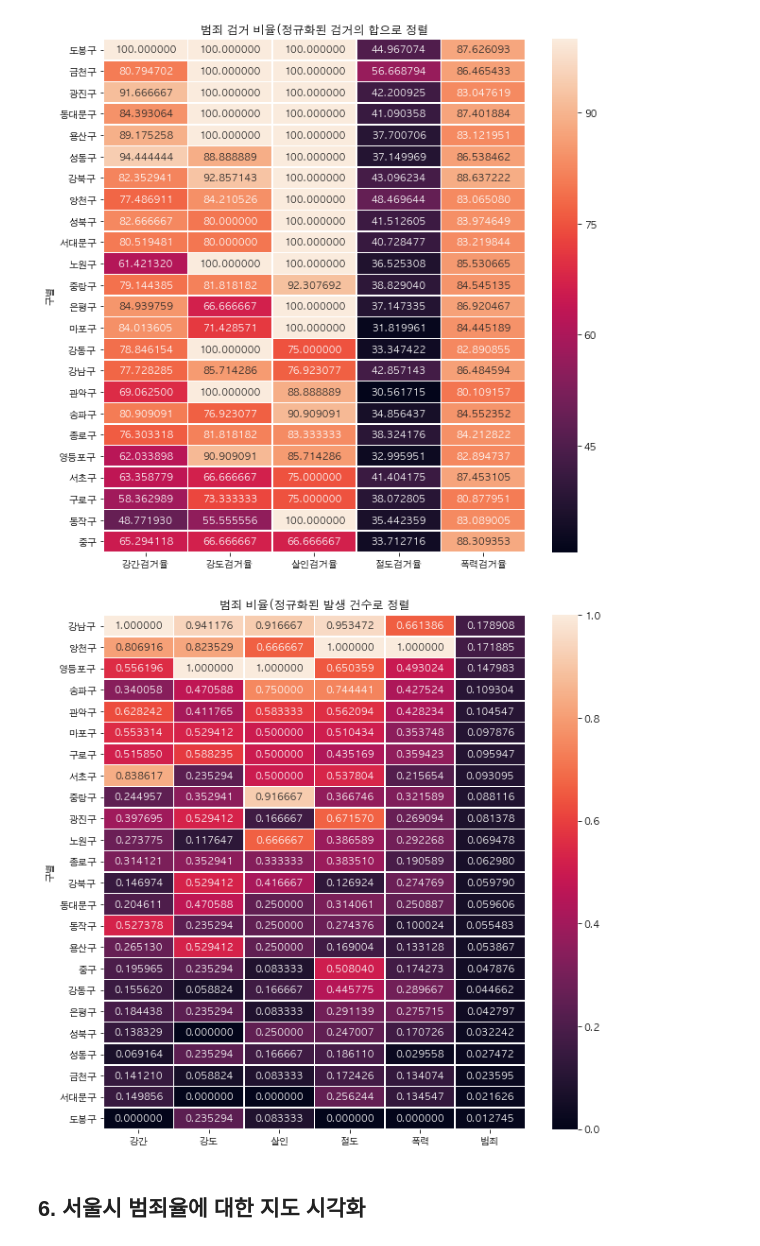
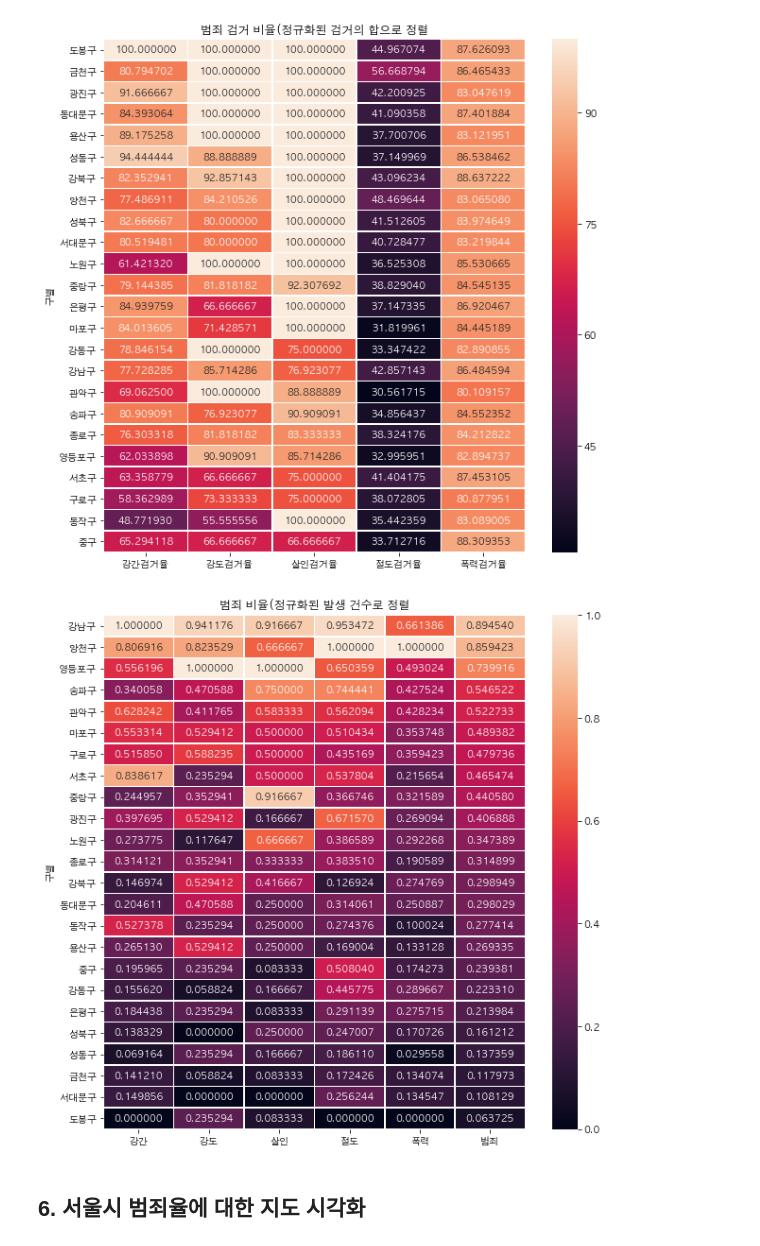
Before and after one commit to ranisop/Data-Science, a Jupyter notebook: 02. Analysis for crime in Seoul/02. Crime in Seoul.ipynb, the cells around one changed output. Cells and saved outputs as stored; diff of their text form; code cells hidden in the pictures.

```diff
--- a/02. Analysis for crime in Seoul/02. Crime in Seoul.ipynb
+++ b/02. Analysis for crime in Seoul/02. Crime in Seoul.ipynb
@@ -417,19 +417,18 @@ plt.show()
 [figure]
 # %%
 # heatmap - 발생 건수의 합으로 정렬
-heatmap - 발생 건수의 합으로 정렬
 target_col = ['강간', '강도', '살인', '절도', '폭력', '범죄']
 
 crime_anal_norm['범죄'] = crime_anal_norm['범죄']/5
 crime_anal_norm_sort = crime_anal_norm.sort_values(by='범죄', ascending=False)
 plt.figure(figsize=(10,10))
 sns.heatmap(crime_anal_norm_sort[target_col], annot=True, fmt='f', linewidths=.5)
 plt.title('범죄 비율(정규화된 발생 건수로 정렬')
 plt.show()
 
 # 발생 건수로 보니 강남구, 양천구, 영등포구가 발생 건수가 높다.
 # %% [output]
-[figure, old version]
+[figure, new version]
 # %%
 # 다른 이름으로 저장
 crime_anal_norm.to_csv('/Users/nani/Desktop/GitHub/DataScience/data/02. crime in Seoul_final.csv', sep=',')
```
Also changed, not shown: parts of 13 cells of this notebook.
